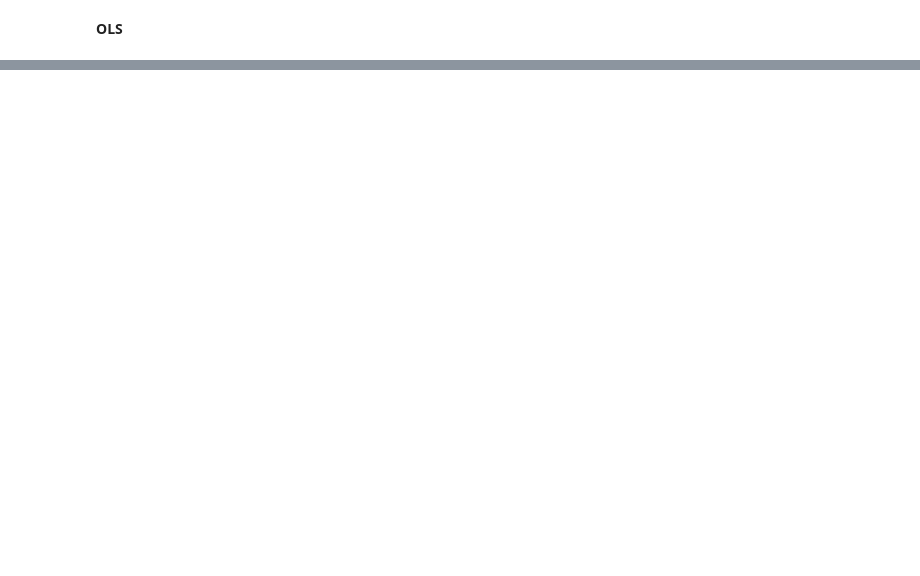
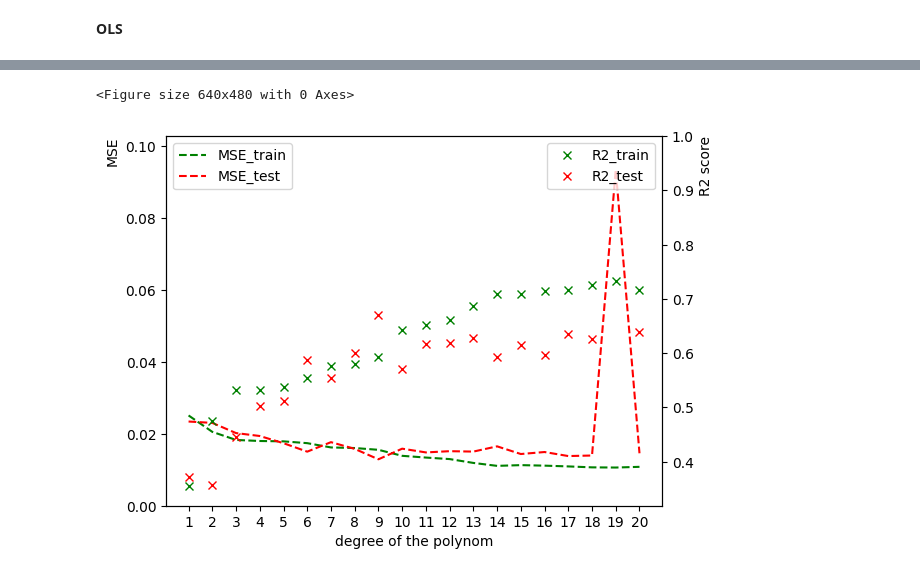
Before and after one commit to alessiasanfelici/FYS-STK4155, a Jupyter notebook: Project bozza/Exercise g.ipynb, the cells around one changed output, grey strips where cells are left out. Drawn from its saved outputs; the diff is of its cells as text; code cells hidden in the pictures; blank space fills up the shorter version.

```diff
--- a/Project bozza/Exercise g.ipynb
+++ b/Project bozza/Exercise g.ipynb
@@ -99,16 +106,2 @@ plt.show()
 # %% [markdown]
 **OLS**
-# %%
-degree = 5
-
-x = x.reshape(-1,1) #reshaping the meshgrid in two arrays
-y = y.reshape(-1,1)
-z = z.reshape(-1,1)
-
-X = create_X(x, y, degree)
-
-# Removing the intercept column, we later calculate the model's intercept
-X = X[:,1:]
-
-# splitting in train and test data
-X_train, X_test, z_train, z_test = train_test_split(X, z, test_size = 0.2, random_state = 42)
@@ -148,0 +108,53 @@ R2 test OLS:
+# %%
+maxdegree = 20
+
+MSE_train = np.zeros(maxdegree)
+MSE_test = np.zeros(maxdegree)
+rsqr_train = np.zeros(maxdegree)
+rsqr_test = np.zeros(maxdegree)
+
+# Apply OLS for all the degrees from 1 to 20
+for i in range(1, maxdegree + 1):
+        c = int((i+2)*(i+1)/2)
+        poly = PolynomialFeatures(degree = maxdegree + 1)
+        points_fit = poly.fit_transform(points)
+
+        # Split in train and test data
+        x_train, x_test, z_train, z_test = train_test_split(points_fit, z, test_size = 0.2)
+
+        # Find the beta
+        X_tilde = x_train[:, 0:c-1]
+        beta = np.linalg.pinv(X_tilde.T @ X_tilde) @ X_tilde.T @ z_train
+
+        # Make the prediction
+        ypredict = X_tilde @ beta
+        ypredict_test = x_test[:,0:c-1] @ beta
+
+        # Calculate MSE and R2
+        MSE_train[i-1] = MSE(z_train, ypredict)
+        MSE_test[i-1] = MSE(z_test, ypredict_test)
+        rsqr_train[i-1]= rsquare(z_train, ypredict)
+        rsqr_test[i-1]= rsquare(z_test, ypredict_test)
+
+# plotting the MSE and R^2 as functions of the polynomial degree
+fig = plt.figure()
+
+fig2, ax1 = plt.subplots()
+plt.xlabel("degree of the polynom")
+xax = np.arange(1, maxdegree + 1)
+plt.xticks(xax)
+ax2 = ax1.twinx()
+ax2.set_ylim(np.min(rsqr_train)*0.9, 1)
+ax1.set_ylim(0, np.max(MSE_test)*1.1)
+ax1.plot(xax, MSE_train, 'g--', label='MSE_train')
+ax1.plot(xax, MSE_test, 'r--', label='MSE_test')
+ax2.plot(xax, rsqr_train, 'gx', label='R2_train')
+ax2.plot(xax, rsqr_test, 'rx', label='R2_test')
+ax1.legend(loc='upper left')
+ax2.legend(loc='upper right')
+ax1.set_ylabel('MSE', loc='top')
+ax2.set_ylabel('R2 score', loc='top')
+plt.show()
+# %% [output]
+<Figure size 640x480 with 0 Axes>
+[figure, added]
```
Also changed, not shown: parts of 16 cells of this notebook, 4 other files.
